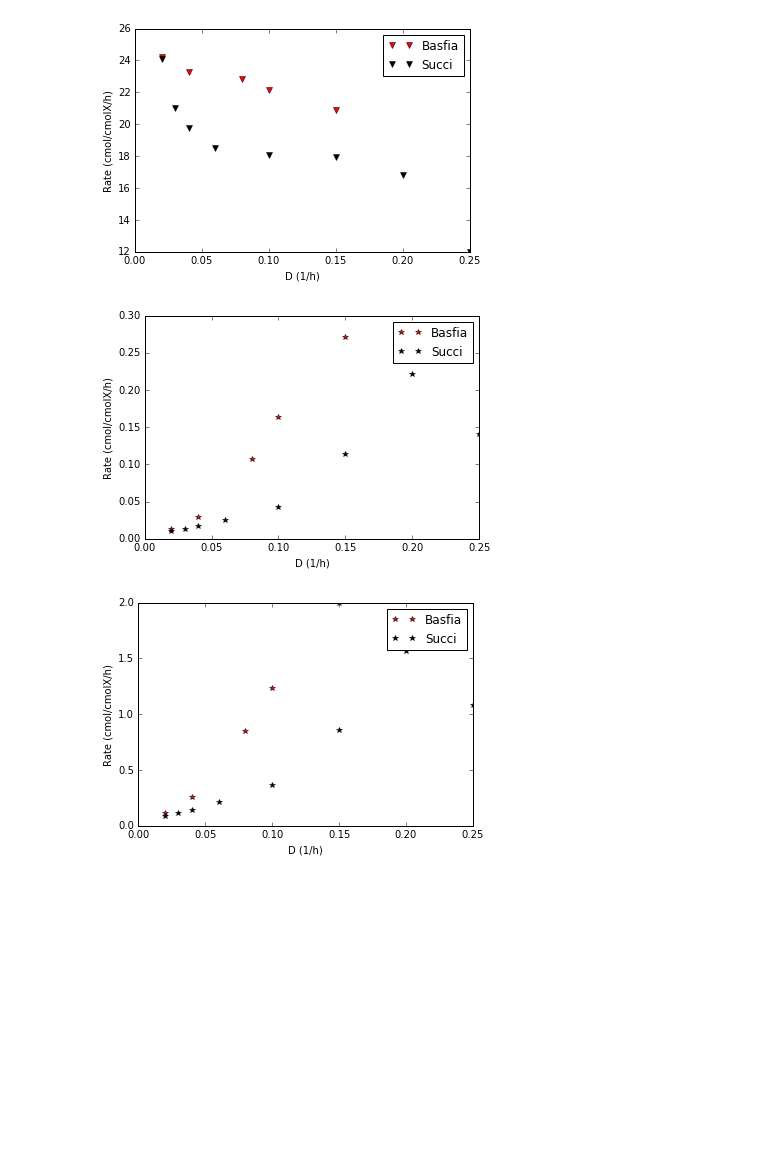
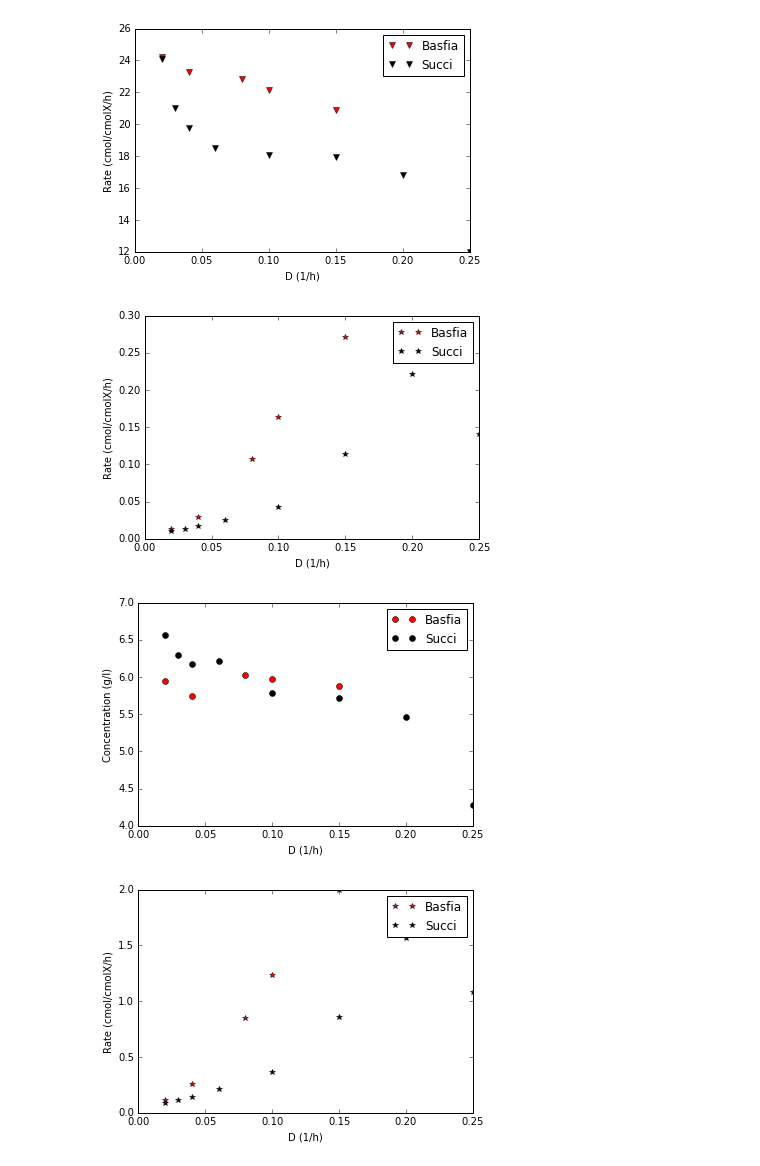
Before and after one commit to reubens9/CBP732-Reuben, a Jupyter notebook: Assignment 4/Models.ipynb, the cells around one changed output. Saved outputs shown, nothing was run; the diff lists cells and outputs as text; code cells hidden in the pictures; blank space fills up the shorter version.

```diff
--- a/Assignment 4/Models.ipynb
+++ b/Assignment 4/Models.ipynb
@@ -319,14 +337,24 @@ plt.savefig('SUCconc.png')
 # %%
 plt.figure()
 # plt.title('$CO_2$ consumption')
 plt.plot(FB['µ (1/h)'],-FB['r_CO_2 (cmol/cmolX/h)'],'r*', label = "Basfia")
 plt.plot(FS['µ (1/h)'],-FS['r_CO_2 (cmol/cmolX/h)'], 'k*',label = "Succi")
 plt.ylabel('Rate (cmol/cmolX/h)')
 plt.xlabel('D (1/h)')
 plt.legend(loc = 'best')
 plt.savefig('CO2.png')
+
+plt.figure()
+# plt.title('$CO_2$ consumption')
+plt.plot(FB['µ (1/h)'],-MB['$CO_2$ (g/L)'],'ro', label = "Basfia")
+plt.plot(FS['µ (1/h)'],-MS['$CO_2$ (g/L)'], 'ko',label = "Succi")
+plt.ylabel('Concentration (g/l)')
+plt.xlabel('D (1/h)')
+plt.legend(loc = 'best')
+plt.savefig('CO2con.png')
 # %% [output]
 [figure]
+[figure, added]
 # %%
 plt.figure()
 # plt.title('Xylose consumption')
```
Also changed, not shown: parts of 2 cells of this notebook, 9 other files.
